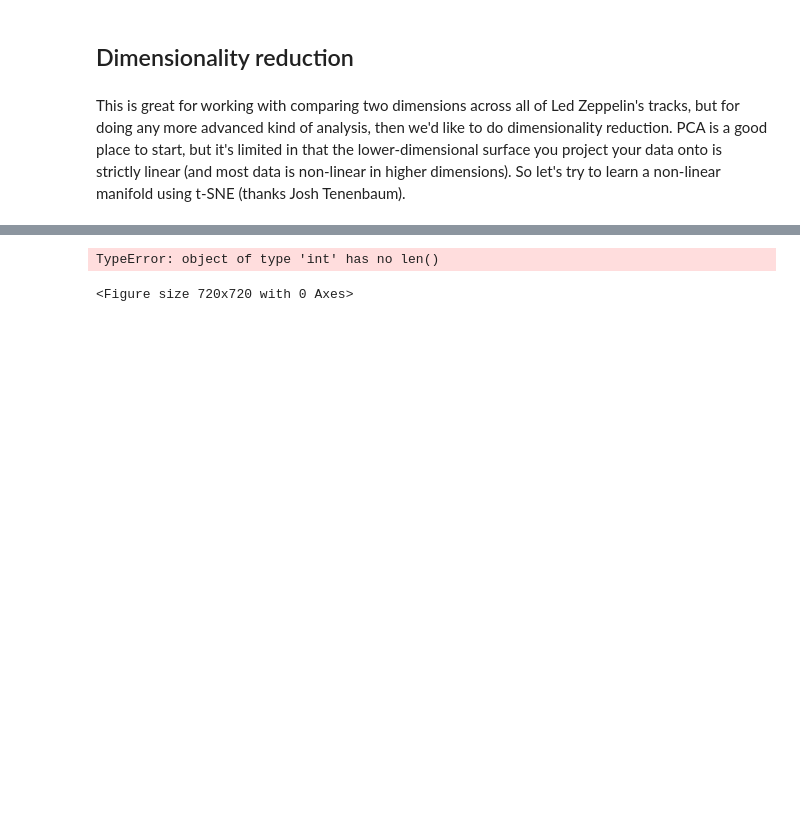
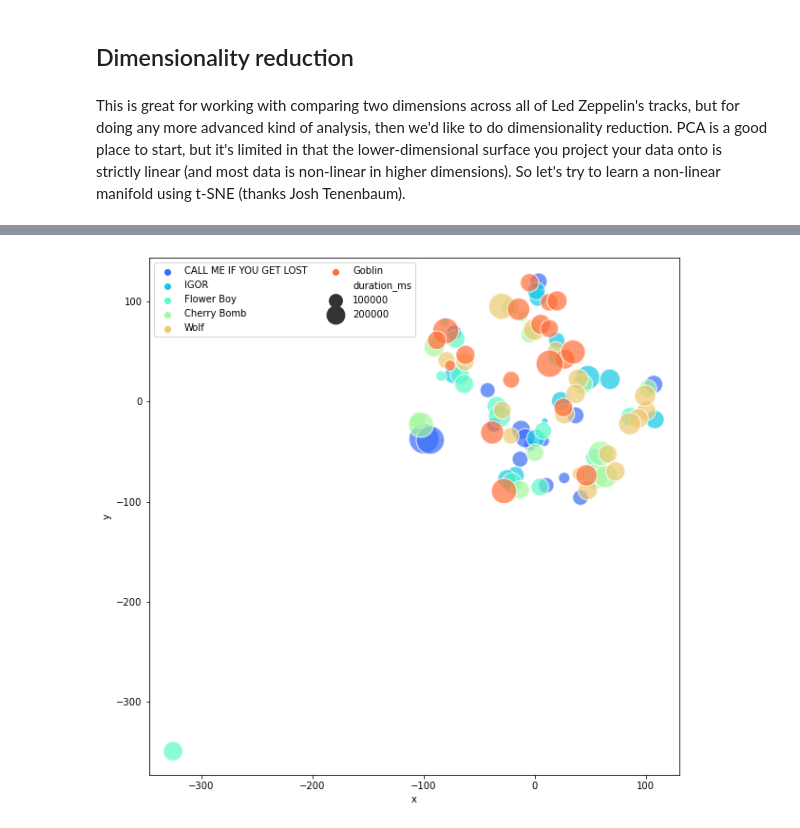
Before and after one commit to jklafka/tyler-tracks, a Jupyter notebook: my_first_spotify_app.ipynb, the cells around one changed output, grey strips where cells are left out. Cells and saved outputs as stored; diff of their text form; code cells hidden in the pictures; blank space fills up the shorter version.

```diff
--- a/my_first_spotify_app.ipynb
+++ b/my_first_spotify_app.ipynb
@@ -198,3 +195,13 @@ X = (df
 
 # algo will do better if data is standardized (zero mean, unit variance)
 Xs = StandardScaler().fit_transform(X)
+# %%
+# construct 2-d embedding
+tsne = TSNE(n_components=2, perplexity=5,
+    early_exaggeration=2, random_state=3).fit_transform(Xs)
+
+# convert to dataframe for plotting purposes
+tsne = pd.DataFrame(tsne)
+tsne['album_name'] = df['album_name']
+tsne['duration_ms'] = df['duration_ms']
+tsne.rename(columns = {0: "x", 1: "y"}, inplace = True)
@@ -201,25 +224,16 @@ Xs = StandardScaler().fit_transform(X)
 # %%
-# construct 2-d embedding
-tsne = TSNE(n_components=2, perplexity=5,
-    early_exaggeration=2, random_state=3).fit_transform(Xs)
-
-# convert to dataframe for plotting purposes
-tsne = pd.DataFrame(tsne)
-tsne['short_album_name'] = df['short_album_name']
-tsne['duration_ms'] = df['duration_ms']
-
 plt.figure(figsize=(10,10))
 
-ax = sns.scatterplot(data=tsne, x=0, y=1,
-                     hue='short_album_name', palette='rainbow',
+ax = sns.scatterplot(data=tsne,
+                     x="x", y="y",
+                     hue='album_name', palette='rainbow',
                      size='duration_ms', sizes=(50,1000),
                      alpha=0.7)
 
 # display legend without `size` attribute
 h,labs = ax.get_legend_handles_labels()
 ax.legend(h[1:10], labs[1:10], loc='best', ncol=2)
 
 plt.show()
 # %% [output]
-TypeError: object of type 'int' has no len()
-<Figure size 720x720 with 0 Axes>
+[figure, added]
```
Also changed, not shown: parts of 25 cells of this notebook, 1 other file.
